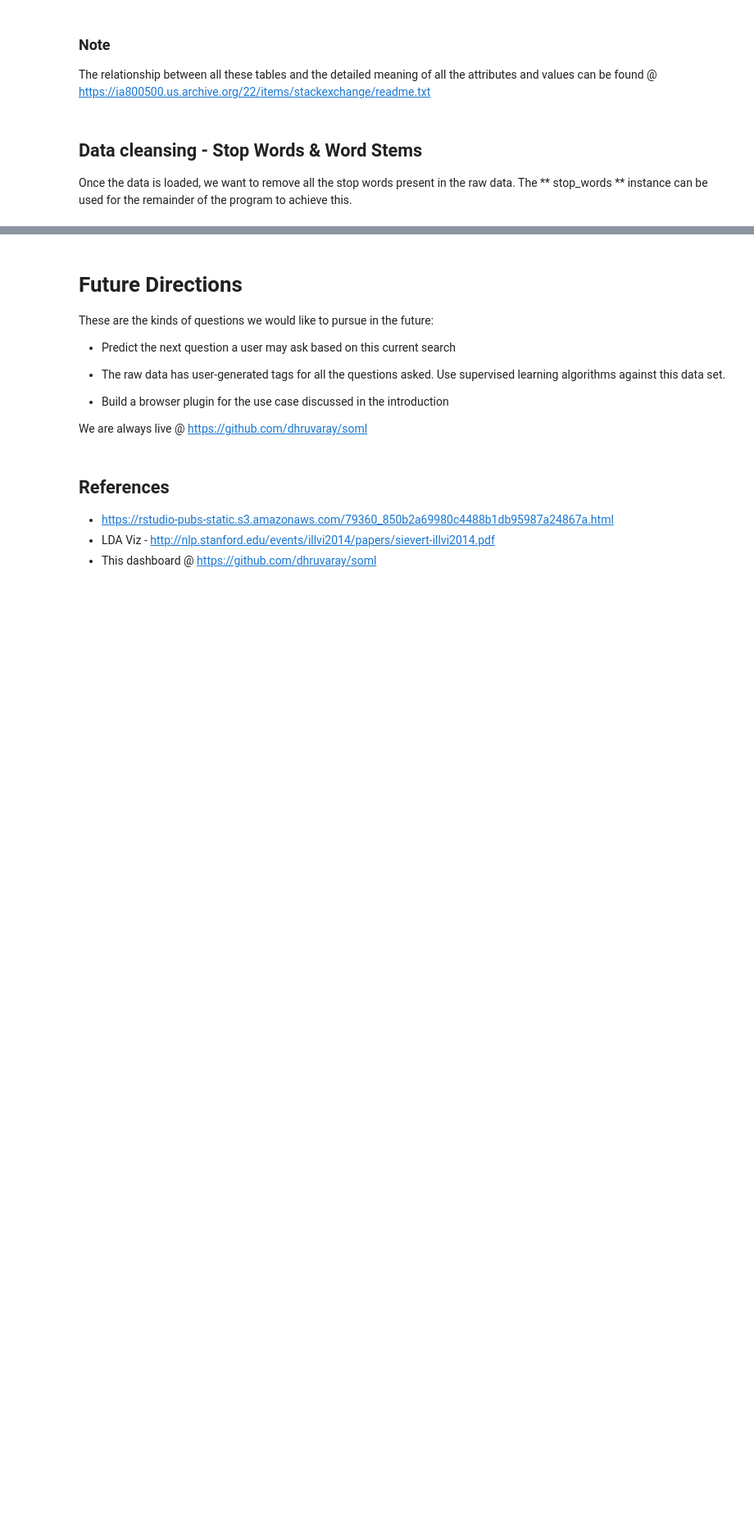
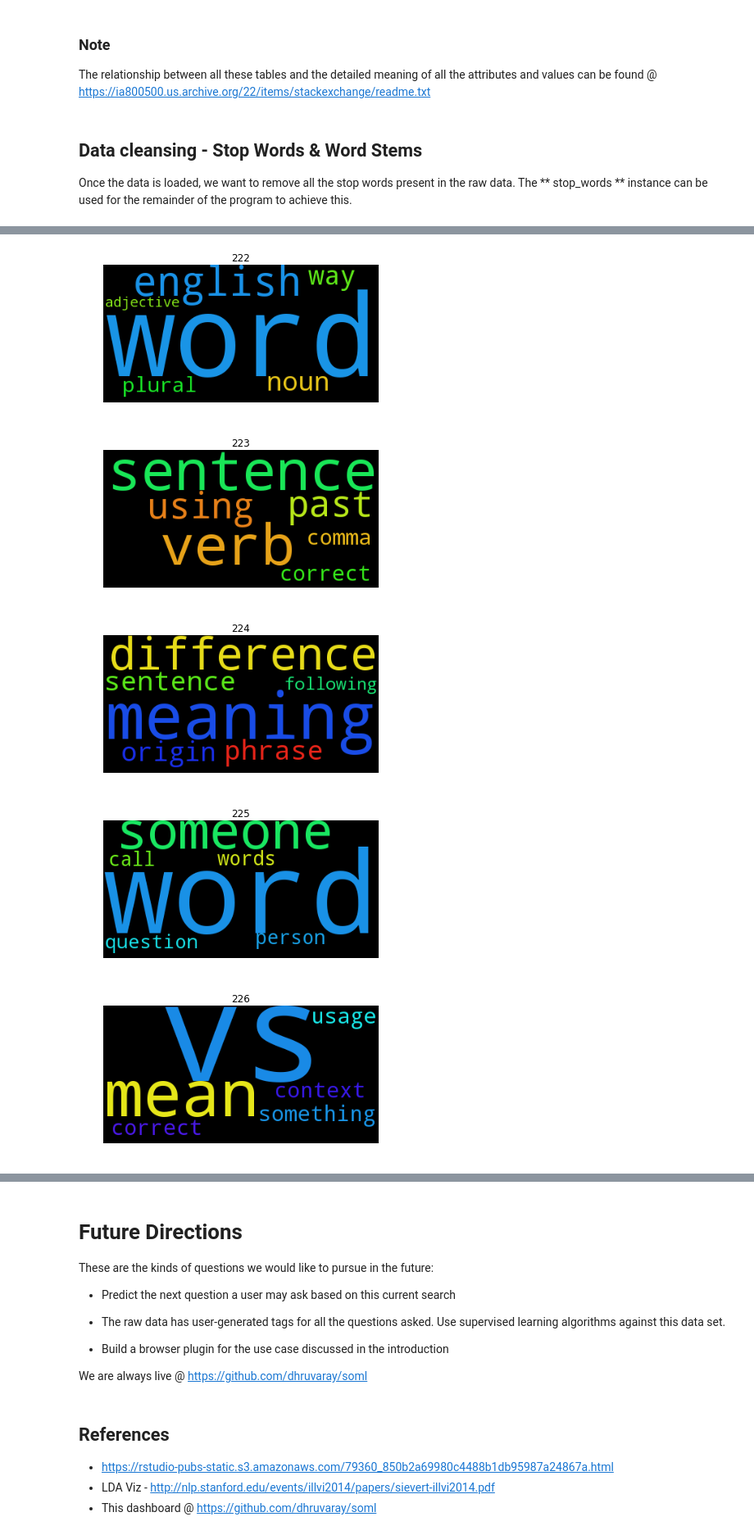
Before and after one commit to dhruvaray/soml, a Jupyter notebook: index.ipynb, the cells around one changed output, grey strips where cells are left out. Shown at 82% size. Drawn from its saved outputs; the diff is of its cells as text; code cells hidden in the pictures; blank space fills up the shorter version.

```diff
--- a/index.ipynb
+++ b/index.ipynb
@@ -234,3 +389,6 @@ ldamodel = gensim.models.ldamodel.LdaModel(corpus, num_topics=20, id2word = dict
+# %%
+# Get LDA Model
+ldamodel = get_lda_model(True)
 # %%
 from __future__ import print_function
 from ipywidgets import interact, interactive, fixed
@@ -273 +434,29 @@ topic
+# %%
+from wordcloud import WordCloud
+curr_topic = 222
+
+for line in ldamodel.print_topics(NUM_TOPICS, 6):
+        line = line[1]
+        scores = [float(x.split("*")[0]) for x in line.split(" + ")]
+        words = [x.split("*")[1] for x in line.split(" + ")]
+        freqs = []
+        for word, score in zip(words, scores):
+            freqs.append((word, score))
+        wc = WordCloud().fit_words(freqs)
+
+        plt.figure()
+        #plt.subplot(curr_topic)
+        plt.imshow(wc)
+        plt.axis("off")
+        plt.title(curr_topic)
+        plt.grid(True)
+        #wordcloud.draw(elements, "gs_topic_%d.png" % (curr_topic), width=120, height=120)
+        curr_topic += 1
+plt.show()
+# %% [output]
+[figure, added]
+[figure, added]
+[figure, added]
+[figure, added]
+[figure, added]
 # %% [markdown]
```
Also changed, not shown: parts of 50 cells of this notebook, 10 other files.
